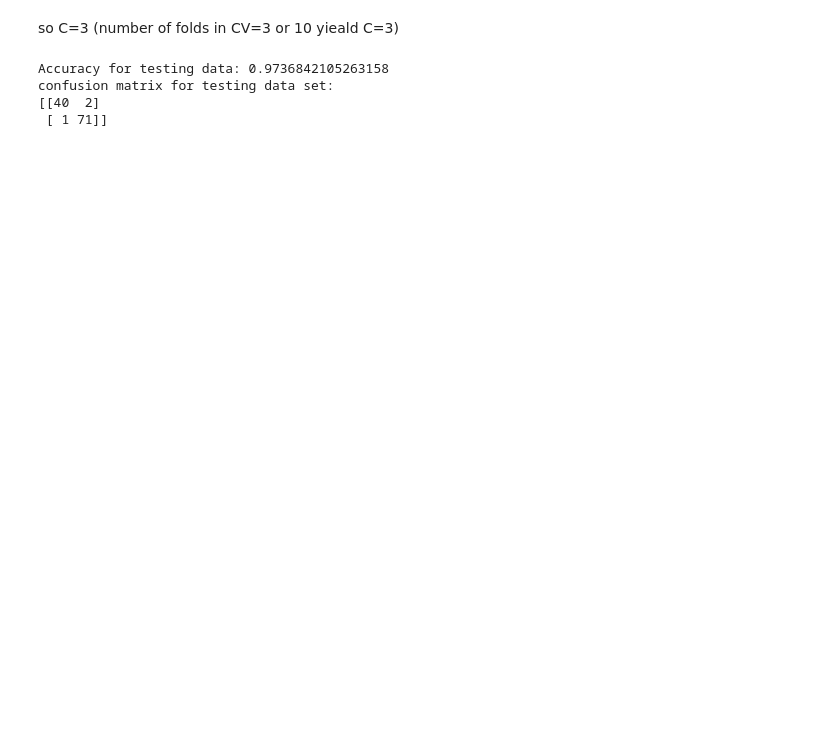
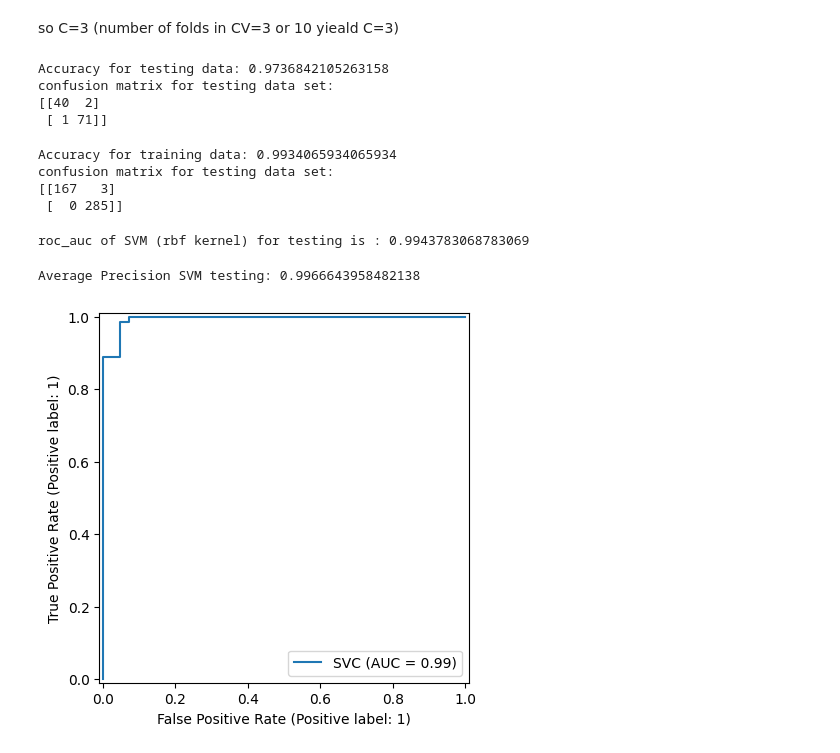
Before and after one commit to Yuyang-Yao/Math_-5750_Project1, a Jupyter notebook: project1.ipynb, the cells around one changed output. Cells and saved outputs as stored; diff of their text form; code cells hidden in the pictures; blank space fills up the shorter version.

```diff
--- a/project1.ipynb
+++ b/project1.ipynb
@@ -537,7 +596,7 @@ plt.show()
 so C=3 (number of folds in CV=3 or 10 yieald C=3)
 # %%
 clf_SVM2=svm.SVC(kernel='rbf',C=3,gamma='scale')
-svm_fit1=clf_SVM2.fit(X_train_std,y_train)
+svm_fit1=clf_SVM2.fit(X_train_std,y_train_2)
 # %%
 y_pred_SVM2_test = clf_SVM2.predict(X_test_std)#predict using test data as x
 #print("Accuracy Train:", metrics.accuracy_score(y_true=y_train, y_pred=clf.predict(X_train)))
@@ -549,3 +608,33 @@ Accuracy for testing data: 0.9736842105263158
 confusion matrix for testing data set:
 [[40  2]
  [ 1 71]]
+# %%
+y_pred_SVM2_train=clf_SVM2.predict(X_train_std)
+print("Accuracy for training data:", metrics.accuracy_score(y_true=y_train_2, y_pred=y_pred_SVM2_train ))#using test dataset?
+print('confusion matrix for testing data set:')
+print(metrics.confusion_matrix(y_true=y_train_2, y_pred=y_pred_SVM2_train))
+# %% [output]
+Accuracy for training data: 0.9934065934065934
+confusion matrix for testing data set:
+[[167   3]
+ [  0 285]]
+# %%
+
+auc_test_svm = roc_auc_score(y_test_2, clf_SVM2.decision_function(X_test_std))
+print("roc_auc of SVM (rbf kernel) for testing is :",auc_test_svm)
+# %% [output]
+roc_auc of SVM (rbf kernel) for testing is : 0.9943783068783069
+# %%
+
+ap_svm_test = average_precision_score(y_test_2, clf_SVM2.decision_function(X_test_std))
+print("Average Precision SVM testing:", ap_svm_test)
+# %% [output]
+Average Precision SVM testing: 0.9966643958482138
+# %%
+from sklearn.metrics import RocCurveDisplay, PrecisionRecallDisplay
+
+RocCurveDisplay.from_estimator(clf_SVM2, X_test_std, y_test_2) # this is the plot for label=1, i,e,benign
+
+plt.show()
+# %% [output]
+[figure, added]
```
Also changed, not shown: parts of 25 cells of this notebook.
